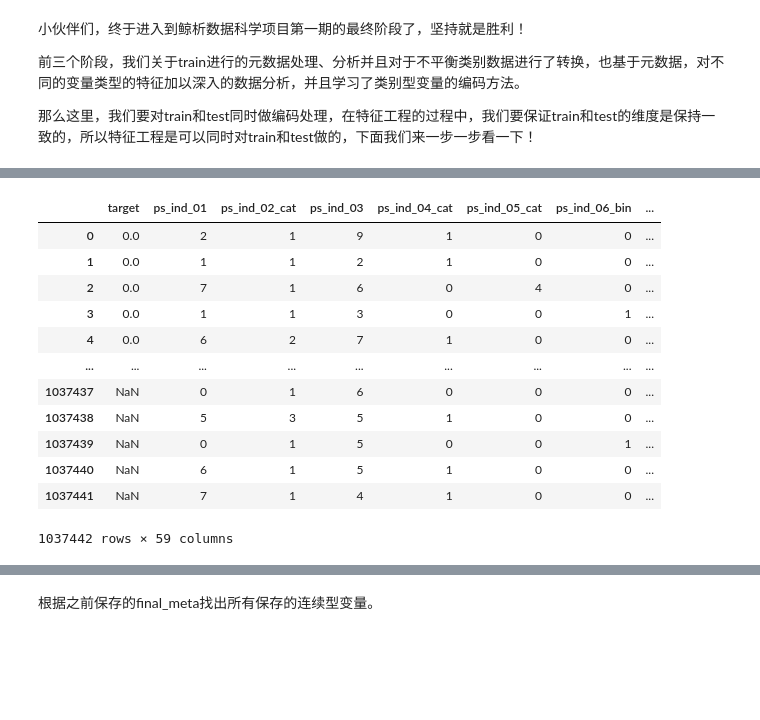
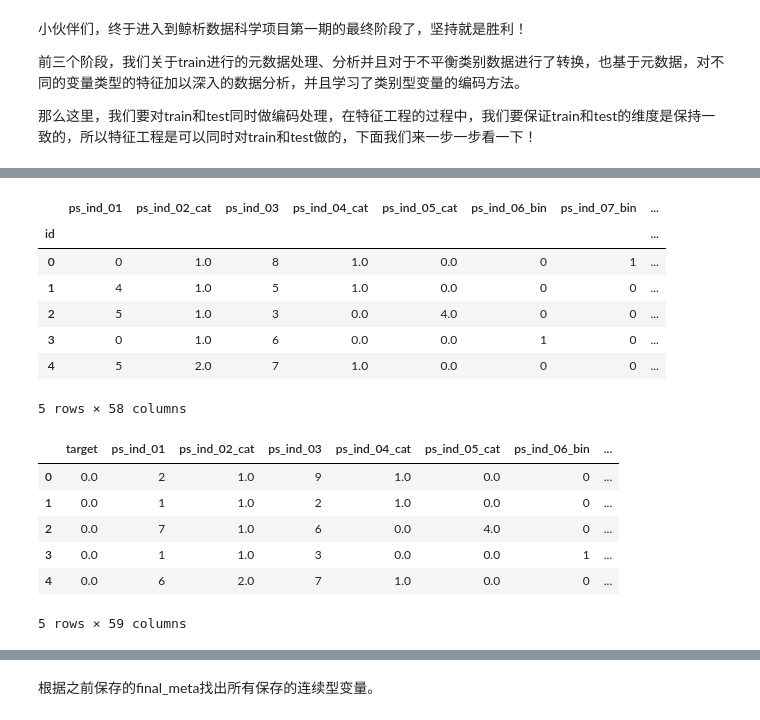
Before and after one commit to nichowu/Porto-Seguro-Safe-Driver-Prediction, a Jupyter notebook: Phase4_Feature_Engineering&Modelling.ipynb, the cells around one changed output, grey strips where cells are left out. Saved outputs shown, nothing was run; the diff lists cells and outputs as text; code cells hidden in the pictures; blank space fills up the shorter version.

```diff
--- a/Phase4_Feature_Engineering&Modelling.ipynb
+++ b/Phase4_Feature_Engineering&Modelling.ipynb
@@ -40,7 +40,7 @@ from sklearn.feature_selection import VarianceThreshold
 from sklearn.feature_selection import SelectFromModel
 # %%
 #balanced target, imputed missing value, target encoded
-train = pd.read_csv('./data/train_balanced_update.csv',index_col=0,dtype={'id': np.int32, 'target': np.int8})
+train_df = pd.read_csv('./data/train_balanced_update.csv',index_col=0,dtype={'id': np.int32, 'target': np.int8})
 # %%
 #imputed missing value, target encoded
-test = pd.read_csv('./data/test_update.csv',index_col=0,dtype={'id': np.int32})
+test_df = pd.read_csv('./data/test_update.csv',index_col=0,dtype={'id': np.int32})
@@ -63,23 +47,28 @@ test
+# %%
+test_df.head()
+# %% [output]
+|  | ps_ind_01 | ps_ind_02_cat | ps_ind_03 | ps_ind_04_cat | ps_ind_05_cat | ps_ind_06_bin | ps_ind_07_bin | ... |
+| id |  |  |  |  |  |  |  | ... |
+| 0 | 0 | 1.0 | 8 | 1.0 | 0.0 | 0 | 1 | ... |
+| 1 | 4 | 1.0 | 5 | 1.0 | 0.0 | 0 | 0 | ... |
+| 2 | 5 | 1.0 | 3 | 0.0 | 4.0 | 0 | 0 | ... |
+| 3 | 0 | 1.0 | 6 | 0.0 | 0.0 | 1 | 0 | ... |
+| 4 | 5 | 2.0 | 7 | 1.0 | 0.0 | 0 | 0 | ... |
+5 rows × 58 columns
 # %%
 # test.drop('target',axis=1,inplace=True)
 # %%
 full_set = pd.concat([train,test],ignore_index=True)
 # %%
-full_set
+full_set.head()
 # %% [output]
 |  | target | ps_ind_01 | ps_ind_02_cat | ps_ind_03 | ps_ind_04_cat | ps_ind_05_cat | ps_ind_06_bin | ... |
-| 0 | 0.0 | 2 | 1 | 9 | 1 | 0 | 0 | ... |
-| 1 | 0.0 | 1 | 1 | 2 | 1 | 0 | 0 | ... |
-| 2 | 0.0 | 7 | 1 | 6 | 0 | 4 | 0 | ... |
-| 3 | 0.0 | 1 | 1 | 3 | 0 | 0 | 1 | ... |
-| 4 | 0.0 | 6 | 2 | 7 | 1 | 0 | 0 | ... |
-| ... | ... | ... | ... | ... | ... | ... | ... | ... |
-| 1037437 | NaN | 0 | 1 | 6 | 0 | 0 | 0 | ... |
-| 1037438 | NaN | 5 | 3 | 5 | 1 | 0 | 0 | ... |
-| 1037439 | NaN | 0 | 1 | 5 | 0 | 0 | 1 | ... |
-| 1037440 | NaN | 6 | 1 | 5 | 1 | 0 | 0 | ... |
-| 1037441 | NaN | 7 | 1 | 4 | 1 | 0 | 0 | ... |
+| 0 | 0.0 | 2 | 1.0 | 9 | 1.0 | 0.0 | 0 | ... |
+| 1 | 0.0 | 1 | 1.0 | 2 | 1.0 | 0.0 | 0 | ... |
+| 2 | 0.0 | 7 | 1.0 | 6 | 0.0 | 4.0 | 0 | ... |
+| 3 | 0.0 | 1 | 1.0 | 3 | 0.0 | 0.0 | 1 | ... |
+| 4 | 0.0 | 6 | 2.0 | 7 | 1.0 | 0.0 | 0 | ... |
-1037442 rows × 59 columns
+5 rows × 59 columns
 # %%
 final_meta = pd.read_csv('./data/final_meta.csv',index_col=0)
 # %%
```
Also changed, not shown: parts of 11 cells of this notebook.
